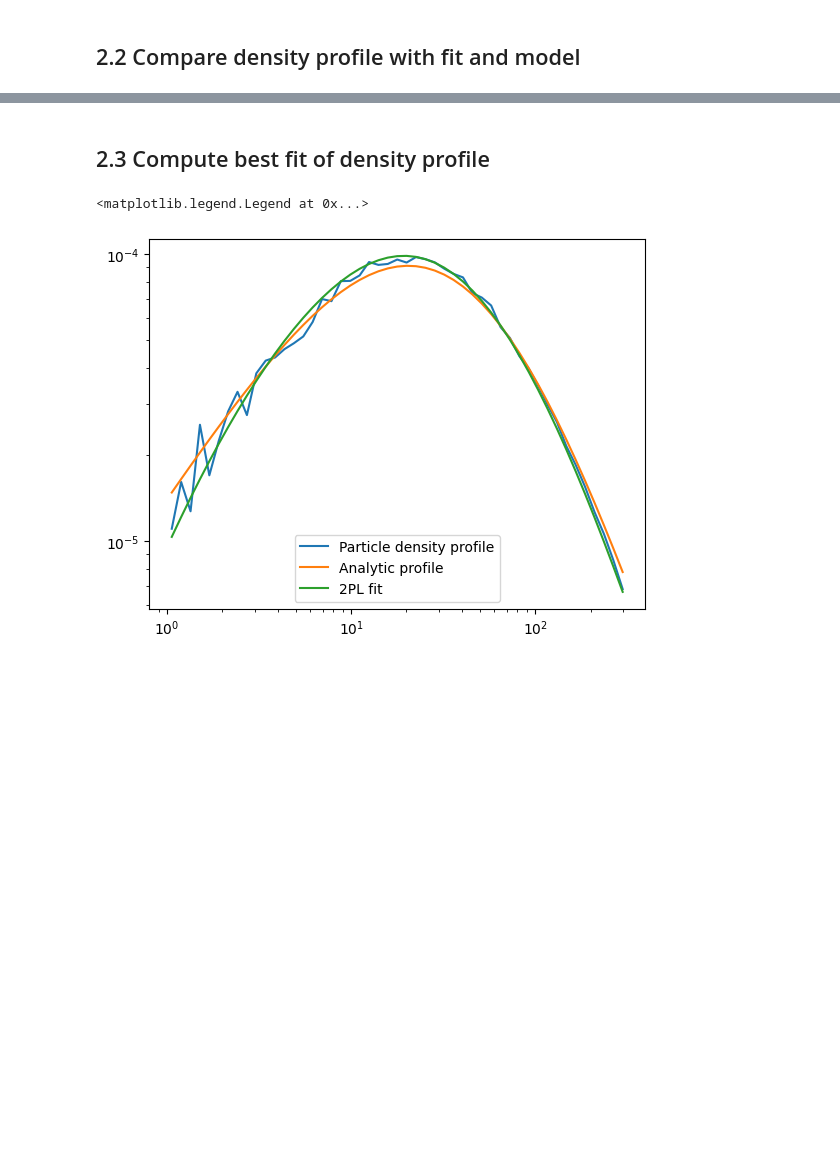
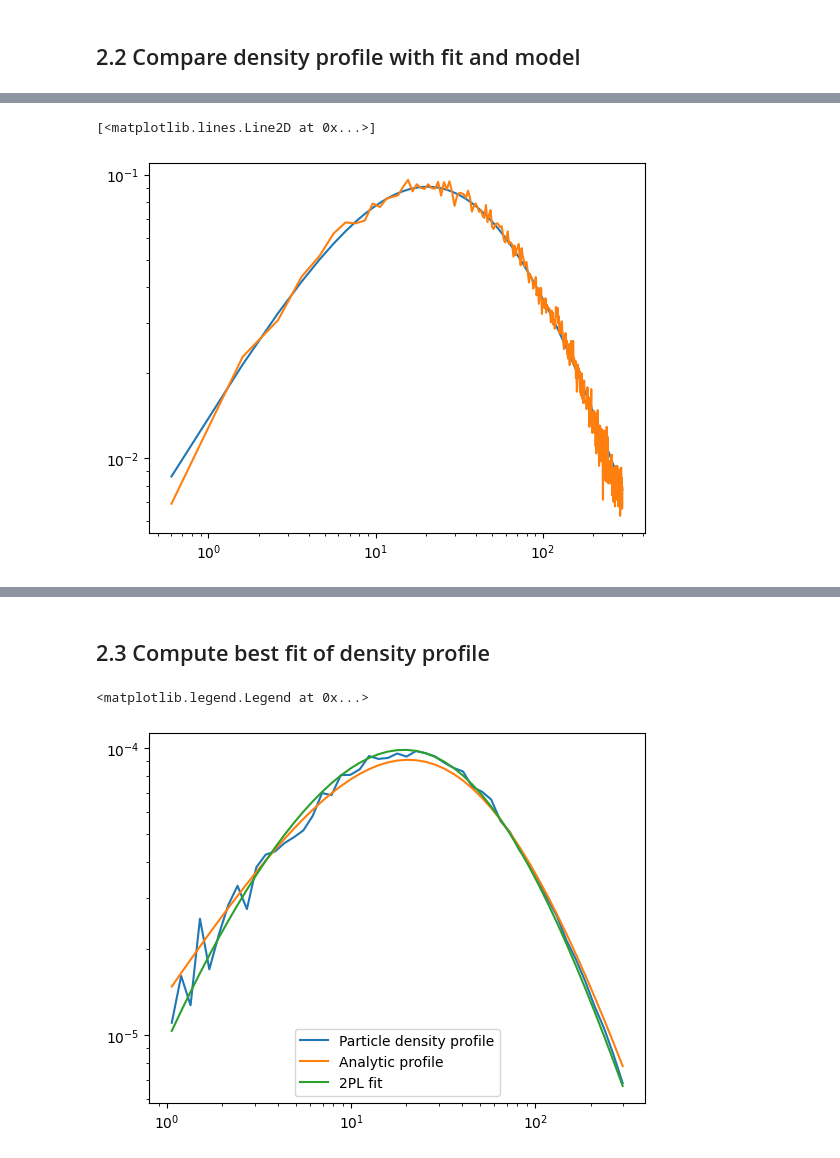
Before and after one commit to jngaravitoc/XMC-Atlas, a Jupyter notebook: scripts/BFE_computation/draft_bfe_pipeline.ipynb, the cells around one changed output, grey strips where cells are left out. Drawn from its saved outputs; the diff is of its cells as text; code cells hidden in the pictures; blank space fills up the shorter version.

```diff
--- a/scripts/BFE_computation/draft_bfe_pipeline.ipynb
+++ b/scripts/BFE_computation/draft_bfe_pipeline.ipynb
@@ -57,0 +43,7 @@ plt.colorbar()
+# %%
+#sample_factor = npart / npart_sample
+Mtot = np.sum(MW['mass']) *1000 #* sample_factor
+Mencl = np.sum(MW['mass'][np.where(np.linalg.norm(MW['pos'], axis=1)<edges[-1])]) *1000 #* sample_factor
+
+print('Mtot', Mtot)
+print('Mencl', Mencl)
@@ -82,0 +112,6 @@ plt.legend()
+# %%
+plt.loglog(R, D*R**2/1e10)
+plt.loglog(rcen, rcen**2 * rho_halo*sample_factor, label='Particle density profile')
+# %% [output]
+[<matplotlib.lines.Line2D at 0x...>]
+[figure, added]
```
Also changed, not shown: parts of 50 cells of this notebook.
